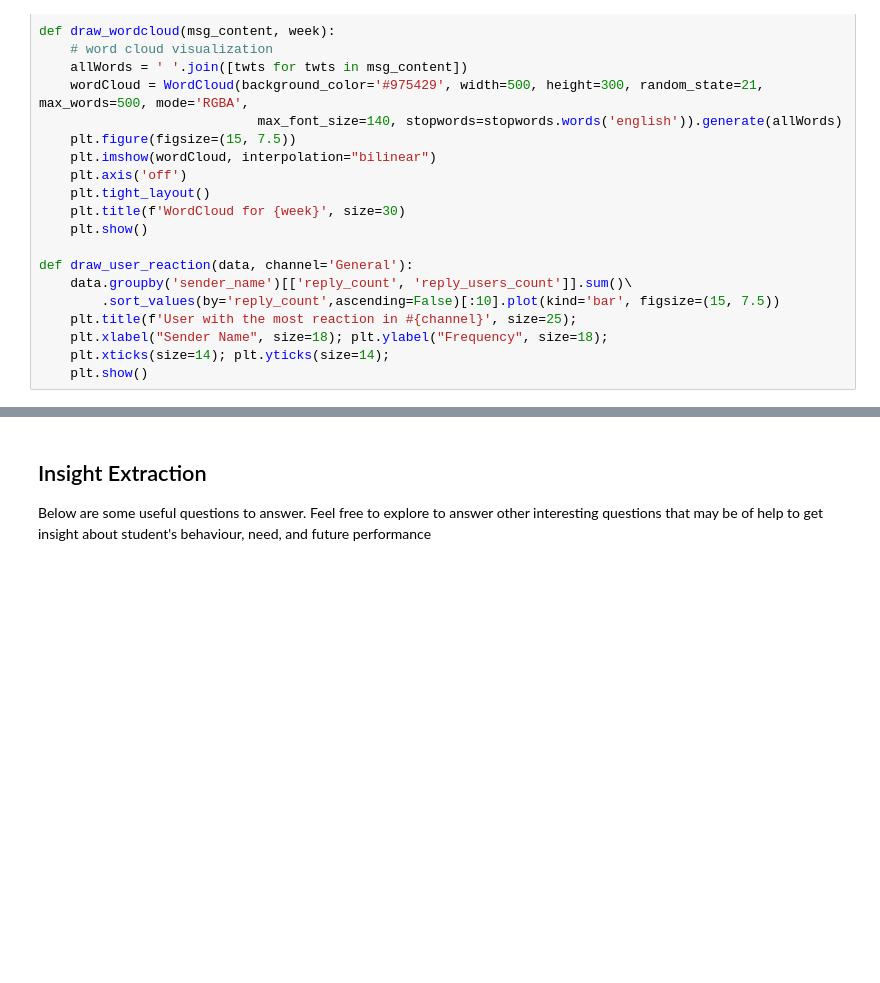
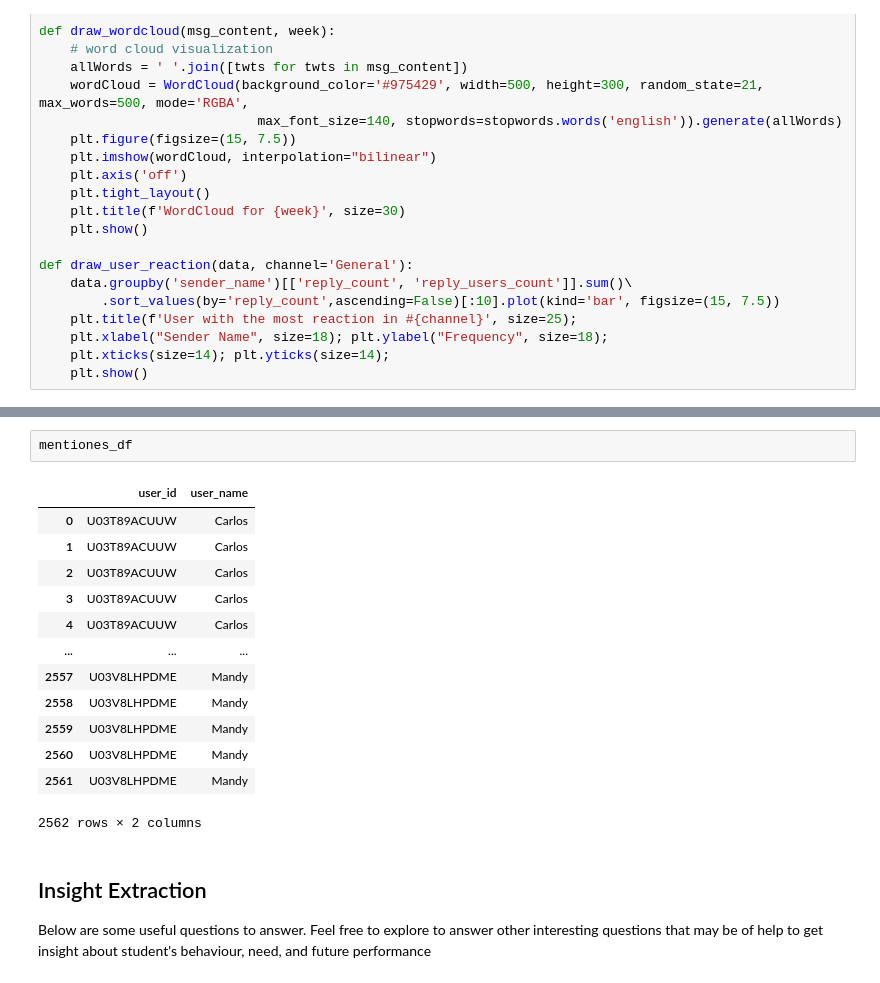
Before and after one commit to YOFTAHEGIZ/Slack-data-analysis, a Jupyter notebook: notebooks/parse_slack_data.ipynb, the cells around one changed output, grey strips where cells are left out. Cells and saved outputs as stored; diff of their text form; blank space fills up the shorter version.

```diff
--- a/notebooks/parse_slack_data.ipynb
+++ b/notebooks/parse_slack_data.ipynb
@@ -270,3 +108,19 @@ def draw_user_reaction(data, channel='General'):
+# %%
+mentiones_df
+# %% [output]
+|  | user_id | user_name |
+| 0 | U03T89ACUUW | Carlos |
+| 1 | U03T89ACUUW | Carlos |
+| 2 | U03T89ACUUW | Carlos |
+| 3 | U03T89ACUUW | Carlos |
+| 4 | U03T89ACUUW | Carlos |
+| ... | ... | ... |
+| 2557 | U03V8LHPDME | Mandy |
+| 2558 | U03V8LHPDME | Mandy |
+| 2559 | U03V8LHPDME | Mandy |
+| 2560 | U03V8LHPDME | Mandy |
+| 2561 | U03V8LHPDME | Mandy |
+2562 rows × 2 columns
 # %% [markdown]
 ## Insight Extraction
 
```
Also changed, not shown: parts of 14 cells of this notebook, 2 other files.
